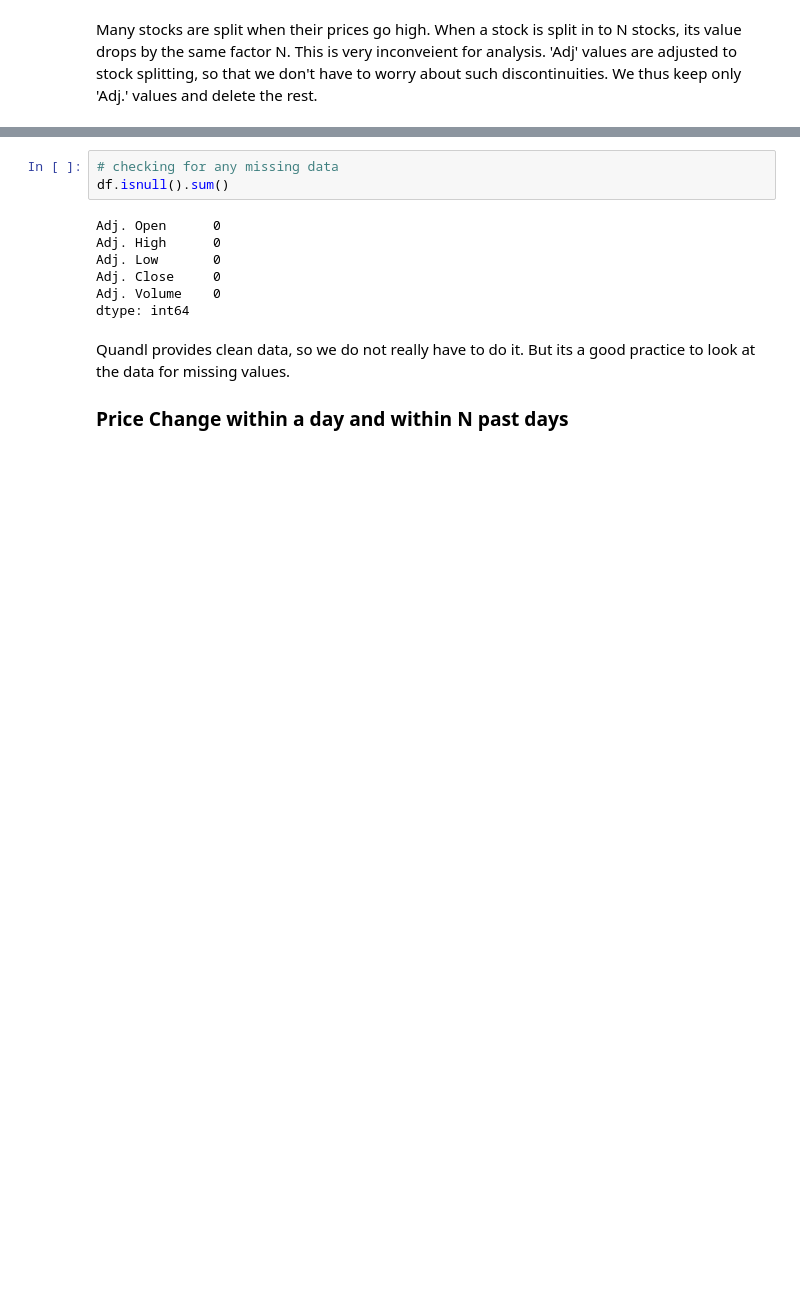
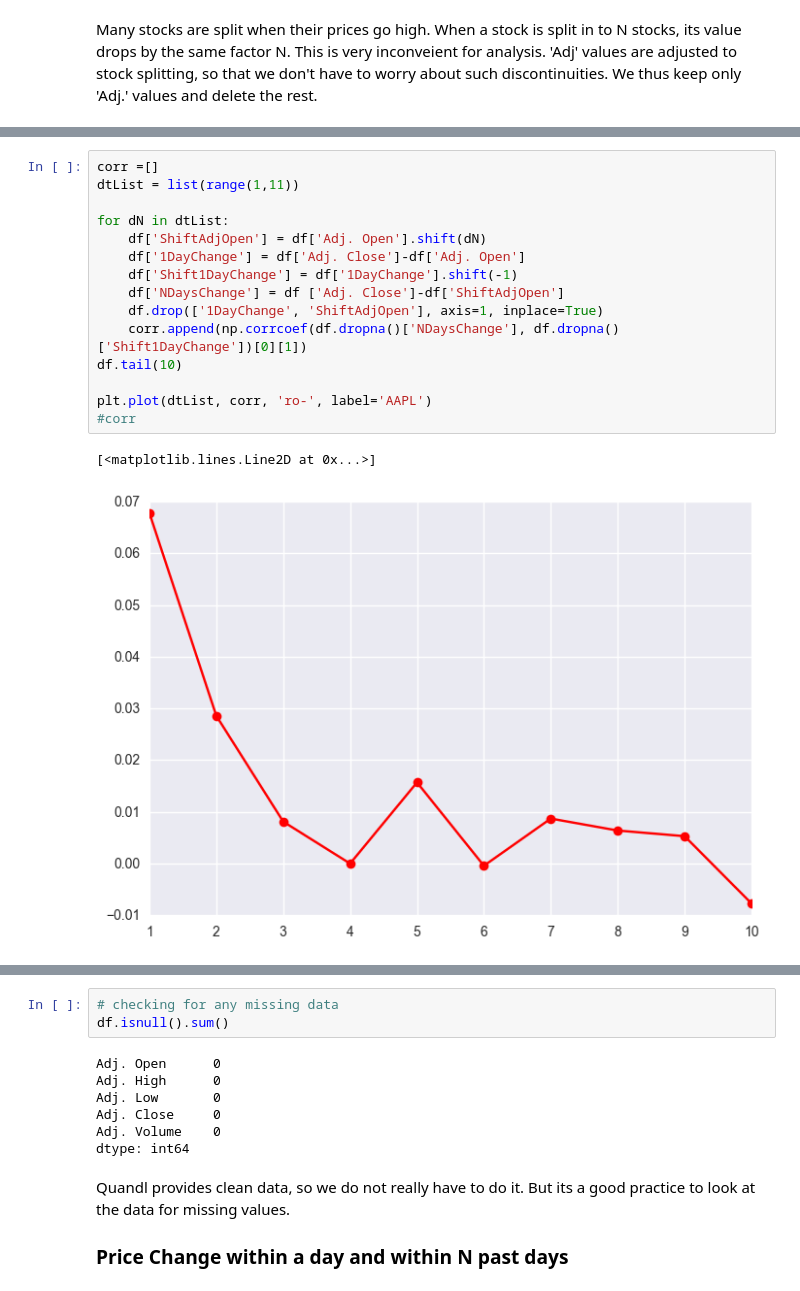
Before and after one commit to ngpraveen/Stock-Price, a Jupyter notebook: stock-prices.ipynb, the cells around one changed output, grey strips where cells are left out. Cells and saved outputs as stored; diff of their text form; blank space fills up the shorter version.

```diff
--- a/stock-prices.ipynb
+++ b/stock-prices.ipynb
@@ -49,0 +51,18 @@ df.head()
+# %%
+corr =[]
+dtList = list(range(1,11))
+
+for dN in dtList:
+    df['ShiftAdjOpen'] = df['Adj. Open'].shift(dN)
+    df['1DayChange'] = df['Adj. Close']-df['Adj. Open']
+    df['Shift1DayChange'] = df['1DayChange'].shift(-1)
+    df['NDaysChange'] = df ['Adj. Close']-df['ShiftAdjOpen']
+    df.drop(['1DayChange', 'ShiftAdjOpen'], axis=1, inplace=True)
+    corr.append(np.corrcoef(df.dropna()['NDaysChange'], df.dropna()['Shift1DayChange'])[0][1])
+df.tail(10)
+
+plt.plot(dtList, corr, 'ro-', label='AAPL')
+#corr
+# %% [output]
+[<matplotlib.lines.Line2D at 0x...>]
+[figure, added]
```
Also changed, not shown: parts of 9 cells of this notebook.
